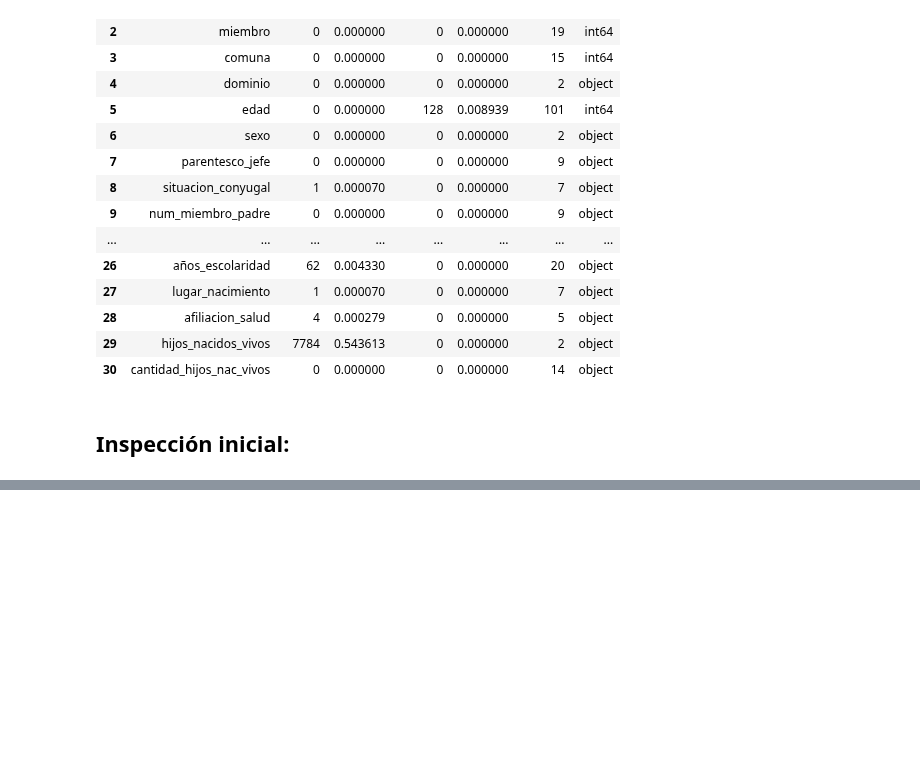
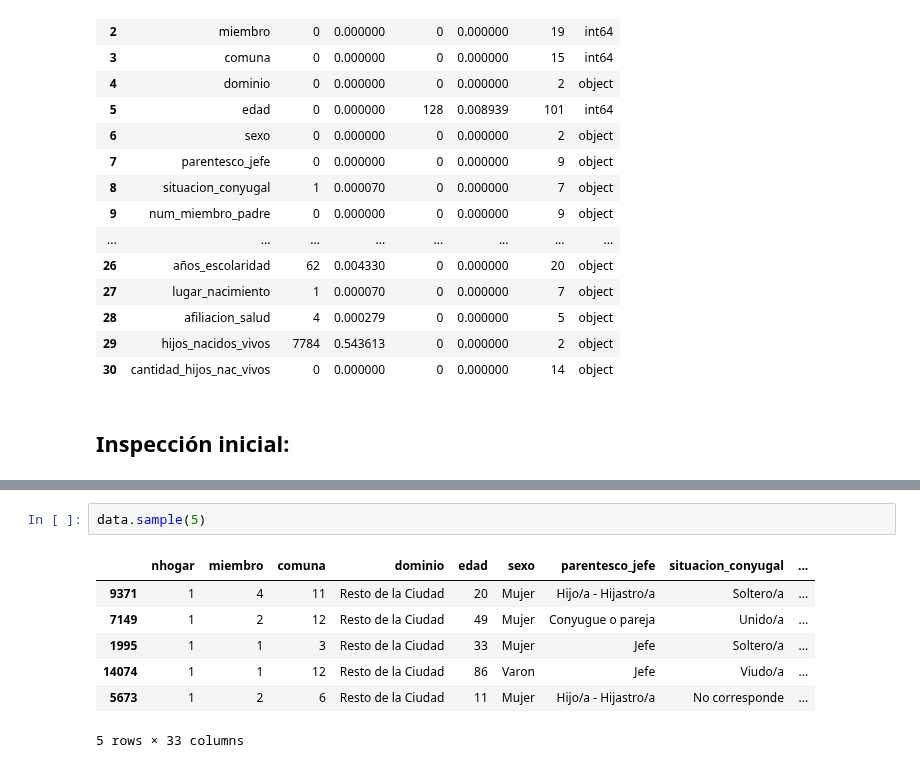
Before and after one commit to alejo-cuello/bootcamp-ds-mlops, a Jupyter notebook: 04-prep-datos-y-modelos-ml/preparacion-datos-EPH.ipynb, the cells around one changed output, grey strips where cells are left out. Drawn from its saved outputs; the diff is of its cells as text; blank space fills up the shorter version.

```diff
--- a/04-prep-datos-y-modelos-ml/preparacion-datos-EPH.ipynb
+++ b/04-prep-datos-y-modelos-ml/preparacion-datos-EPH.ipynb
@@ -55,0 +67,10 @@ data.sample(5)
+# %%
+data.sample(5)
+# %% [output]
+|  | nhogar | miembro | comuna | dominio | edad | sexo | parentesco_jefe | situacion_conyugal | ... |
+| 9371 | 1 | 4 | 11 | Resto de la Ciudad | 20 | Mujer | Hijo/a - Hijastro/a | Soltero/a | ... |
+| 7149 | 1 | 2 | 12 | Resto de la Ciudad | 49 | Mujer | Conyugue o pareja | Unido/a | ... |
+| 1995 | 1 | 1 | 3 | Resto de la Ciudad | 33 | Mujer | Jefe | Soltero/a | ... |
+| 14074 | 1 | 1 | 12 | Resto de la Ciudad | 86 | Varon | Jefe | Viudo/a | ... |
+| 5673 | 1 | 2 | 6 | Resto de la Ciudad | 11 | Mujer | Hijo/a - Hijastro/a | No corresponde | ... |
+5 rows × 33 columns
```
Also changed, not shown: parts of 15 cells of this notebook.
